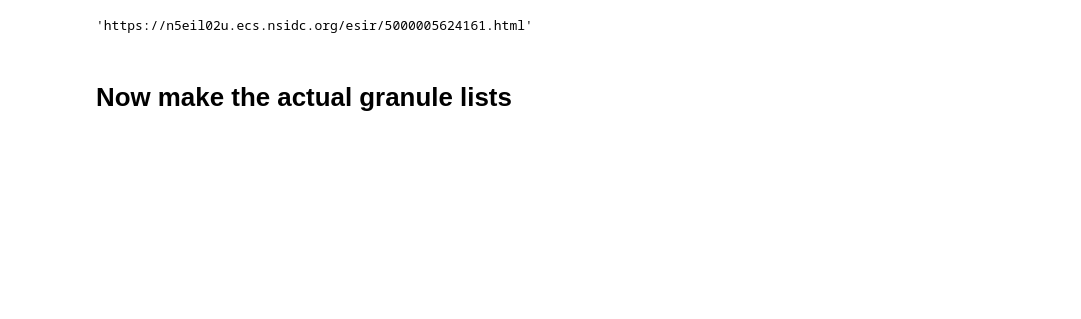
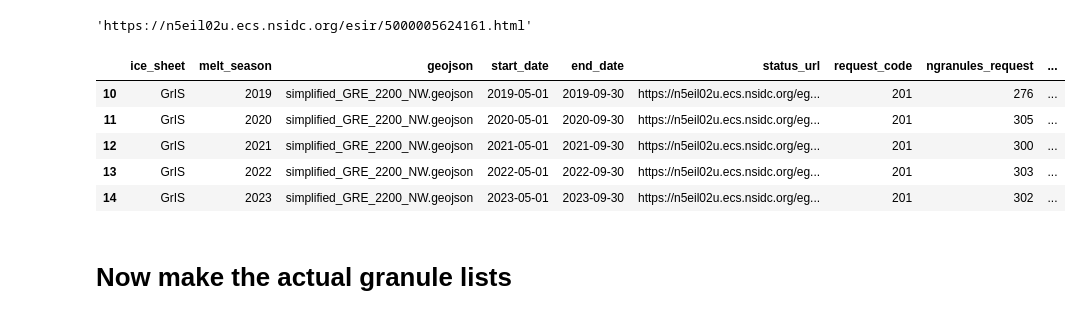
Before and after one commit to fliphilipp/GlacierLakeDetectionICESat2, a Jupyter notebook: request_data_and_make_granule_list.ipynb, the cells around one changed output. Saved outputs shown, nothing was run; the diff lists cells and outputs as text; code cells hidden in the pictures; blank space fills up the shorter version.

```diff
--- a/request_data_and_make_granule_list.ipynb
+++ b/request_data_and_make_granule_list.ipynb
@@ -673,5 +660,15 @@ _____________________________________________________________________
 df.loc[26].order_overview_url
 # %% [output]
 'https://n5eil02u.ecs.nsidc.org/esir/5000005624161.html'
+# %%
+df = pd.read_csv(fn_order_info_progress)
+df.loc[10:14]
+# %% [output]
+|  | ice_sheet | melt_season | geojson | start_date | end_date | status_url | request_code | ngranules_request | ... |
+| 10 | GrIS | 2019 | simplified_GRE_2200_NW.geojson | 2019-05-01 | 2019-09-30 | https://n5eil02u.ecs.nsidc.org/eg... | 201 | 276 | ... |
+| 11 | GrIS | 2020 | simplified_GRE_2200_NW.geojson | 2020-05-01 | 2020-09-30 | https://n5eil02u.ecs.nsidc.org/eg... | 201 | 305 | ... |
+| 12 | GrIS | 2021 | simplified_GRE_2200_NW.geojson | 2021-05-01 | 2021-09-30 | https://n5eil02u.ecs.nsidc.org/eg... | 201 | 300 | ... |
+| 13 | GrIS | 2022 | simplified_GRE_2200_NW.geojson | 2022-05-01 | 2022-09-30 | https://n5eil02u.ecs.nsidc.org/eg... | 201 | 303 | ... |
+| 14 | GrIS | 2023 | simplified_GRE_2200_NW.geojson | 2023-05-01 | 2023-09-30 | https://n5eil02u.ecs.nsidc.org/eg... | 201 | 302 | ... |
 # %% [markdown]
 # Now make the actual granule lists
```
Also changed, not shown: parts of 5 cells of this notebook, 5 other files.
